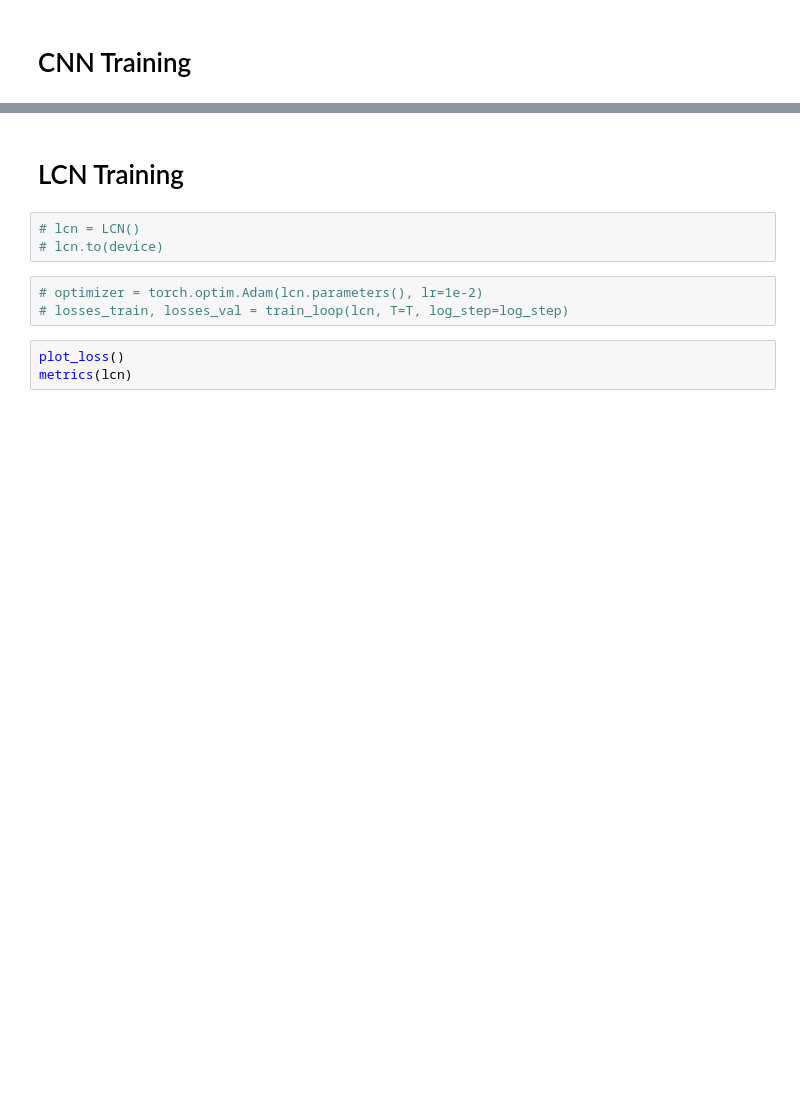
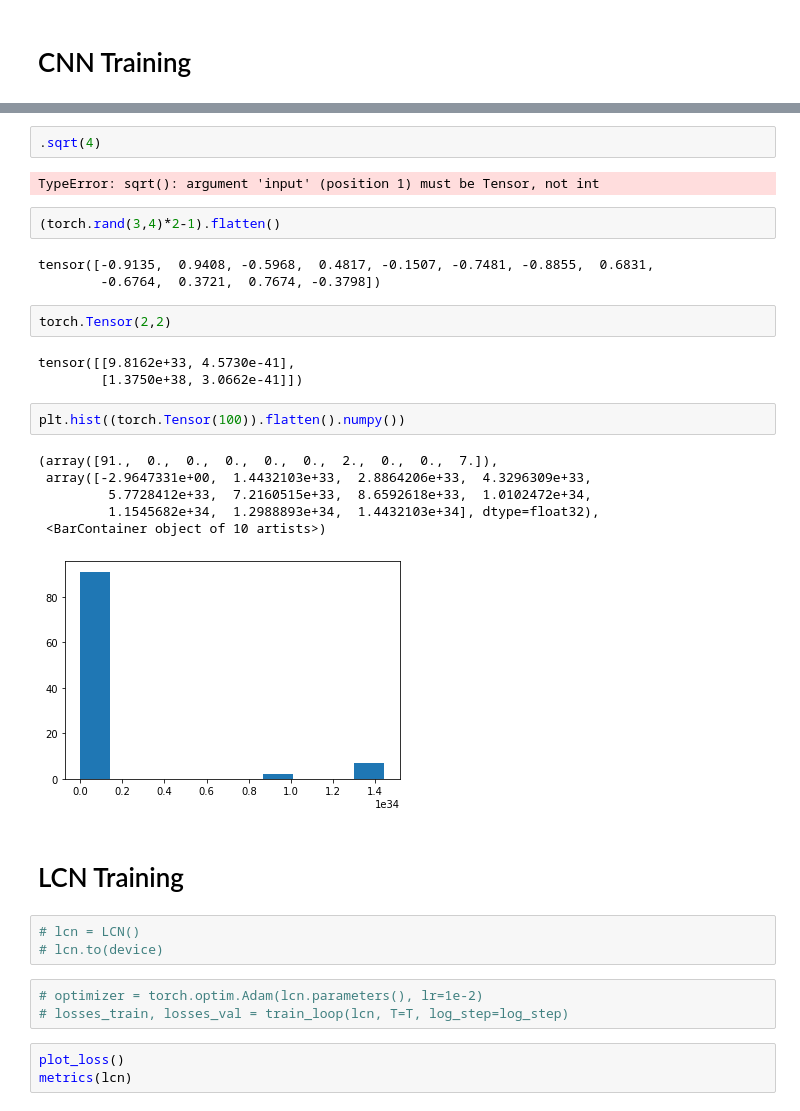
Before and after one commit to okitouni/Learning-symmetries, a Jupyter notebook: ReproducingCompSeparation.ipynb, the cells around one changed output, grey strips where cells are left out. Drawn from its saved outputs; the diff is of its cells as text; blank space fills up the shorter version.

```diff
--- a/ReproducingCompSeparation.ipynb
+++ b/ReproducingCompSeparation.ipynb
@@ -284,3 +265,26 @@ weighted avg       0.27      0.52      0.36      2000
+# %%
+.sqrt(4)
+# %% [output]
+TypeError: sqrt(): argument 'input' (position 1) must be Tensor, not int
+# %%
+(torch.rand(3,4)*2-1).flatten()
+# %% [output]
+tensor([-0.9135,  0.9408, -0.5968,  0.4817, -0.1507, -0.7481, -0.8855,  0.6831,
+        -0.6764,  0.3721,  0.7674, -0.3798])
+# %%
+torch.Tensor(2,2)
+# %% [output]
+tensor([[9.8162e+33, 4.5730e-41],
+        [1.3750e+38, 3.0662e-41]])
+# %%
+plt.hist((torch.Tensor(100)).flatten().numpy())
+# %% [output]
+(array([91.,  0.,  0.,  0.,  0.,  0.,  2.,  0.,  0.,  7.]),
+ array([-2.9647331e+00,  1.4432103e+33,  2.8864206e+33,  4.3296309e+33,
+         5.7728412e+33,  7.2160515e+33,  8.6592618e+33,  1.0102472e+34,
+         1.1545682e+34,  1.2988893e+34,  1.4432103e+34], dtype=float32),
+ <BarContainer object of 10 artists>)
+[figure, added]
 # %% [markdown]
 # LCN Training
 # %%
```
Also changed, not shown: parts of 18 cells of this notebook, 3 other files.
